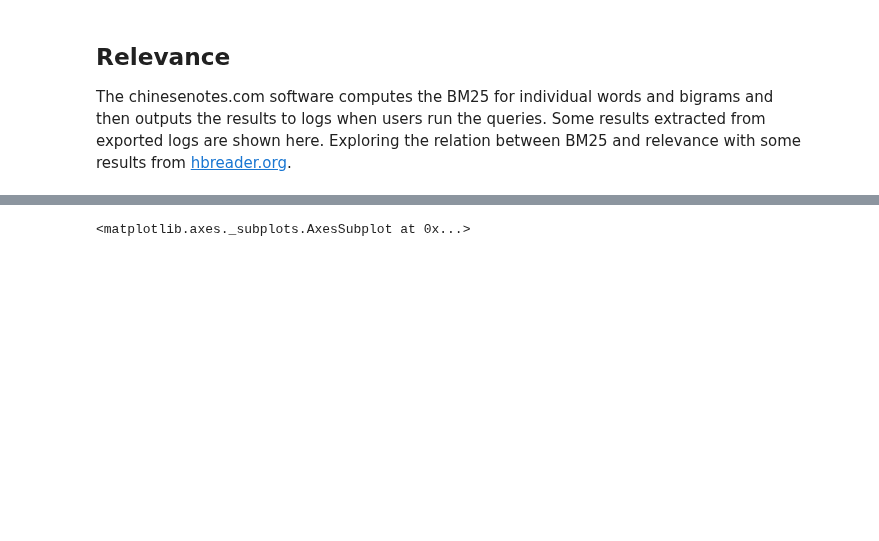
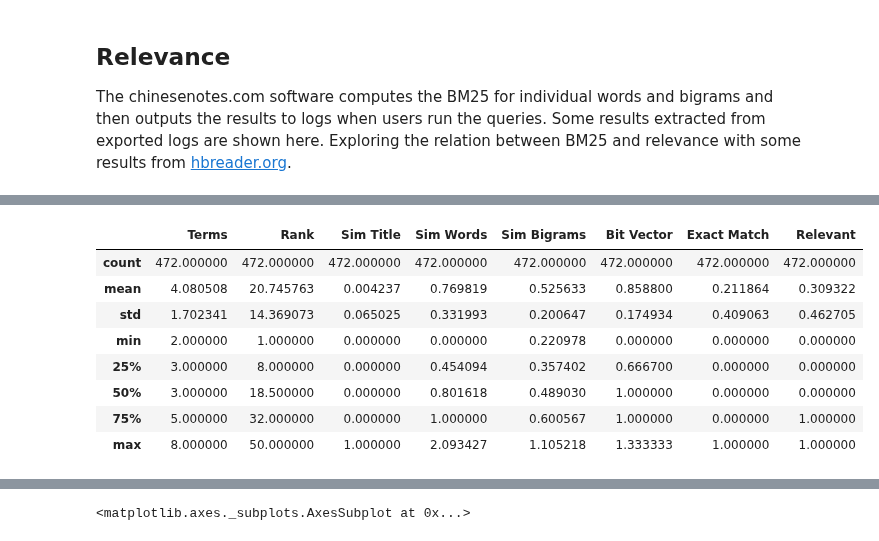
Before and after one commit to alexamies/chinesenotes.com, a Jupyter notebook: colab/querying_cnotes.ipynb, the cells around one changed output, grey strips where cells are left out. Drawn from its saved outputs; the diff is of its cells as text; code cells hidden in the pictures; blank space fills up the shorter version.

```diff
--- a/colab/querying_cnotes.ipynb
+++ b/colab/querying_cnotes.ipynb
@@ -107,3 +107,15 @@ for fn in uploaded.keys():
   fname = fn
   relevance_df = pd.read_csv(fname,sep='\t',skiprows=(0),header=(0))
 relevance_df.head()
+# %%
+relevance_df.describe()
+# %% [output]
+|  | Terms | Rank | Sim Title | Sim Words | Sim Bigrams | Bit Vector | Exact Match | Relevant |
+| count | 472.000000 | 472.000000 | 472.000000 | 472.000000 | 472.000000 | 472.000000 | 472.000000 | 472.000000 |
+| mean | 4.080508 | 20.745763 | 0.004237 | 0.769819 | 0.525633 | 0.858800 | 0.211864 | 0.309322 |
+| std | 1.702341 | 14.369073 | 0.065025 | 0.331993 | 0.200647 | 0.174934 | 0.409063 | 0.462705 |
+| min | 2.000000 | 1.000000 | 0.000000 | 0.000000 | 0.220978 | 0.000000 | 0.000000 | 0.000000 |
+| 25% | 3.000000 | 8.000000 | 0.000000 | 0.454094 | 0.357402 | 0.666700 | 0.000000 | 0.000000 |
+| 50% | 3.000000 | 18.500000 | 0.000000 | 0.801618 | 0.489030 | 1.000000 | 0.000000 | 0.000000 |
+| 75% | 5.000000 | 32.000000 | 0.000000 | 1.000000 | 0.600567 | 1.000000 | 0.000000 | 1.000000 |
+| max | 8.000000 | 50.000000 | 1.000000 | 2.093427 | 1.105218 | 1.333333 | 1.000000 | 1.000000 |
```
Also changed, not shown: parts of 12 cells of this notebook.
